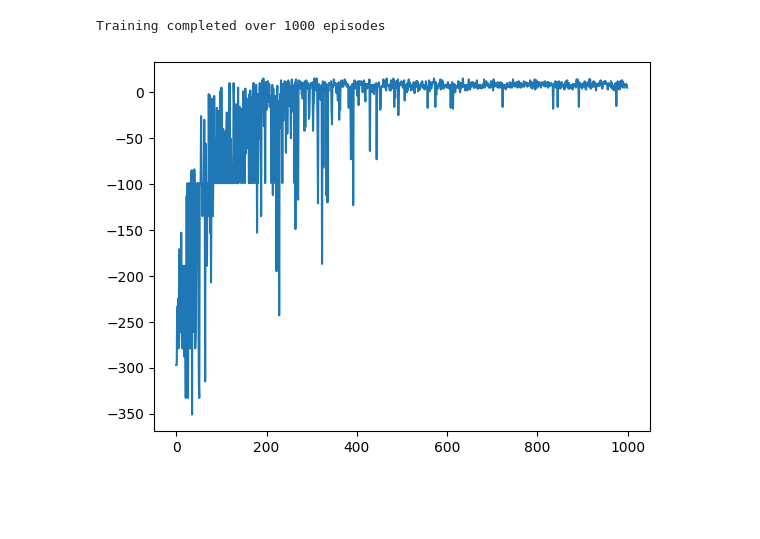
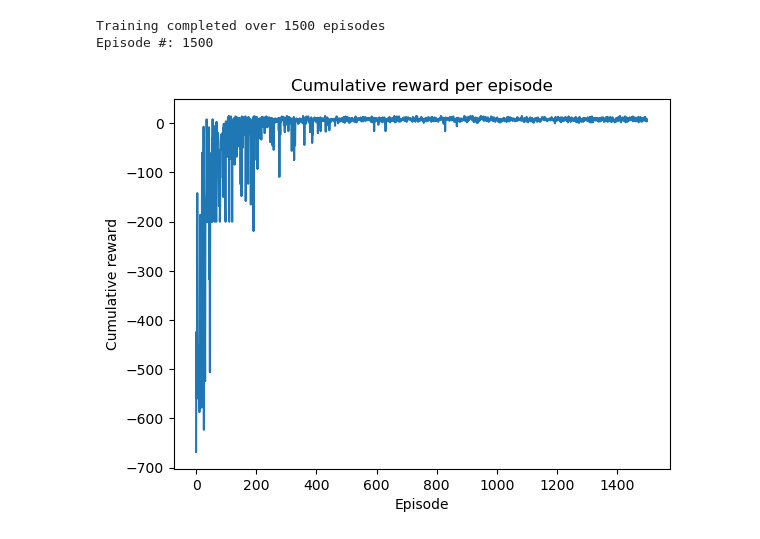
Before and after one commit to lolalic/CS4049-CA2, a Jupyter notebook: Taxi_Epsilon_Greedy.ipynb, the cells around one changed output. Drawn from its saved outputs; the diff is of its cells as text; code cells hidden in the pictures; blank space fills up the shorter version.

Commit message:
added graph

```diff
--- a/Taxi_Epsilon_Greedy.ipynb
+++ b/Taxi_Epsilon_Greedy.ipynb
@@ -50,7 +50,7 @@ def Train_Agent(Agent,episodes, rewards):
         state = observation[0]
         terminal = False
         r = 0
-        while not terminal and (Agent.step < 99):
+        while not terminal and (Agent.step < 300):
 
             # choose next agent action
             action = Agent.epsilon_greedy(state, env.action_space)
@@ -80,17 +80,22 @@ def Train_Agent(Agent,episodes, rewards):
 # %%
 # env = gym.make('Taxi-v3')
 env = gym.make('Taxi-v3')
-episodes=1000
+episodes=1500
 env.reset()
 rewards = []
 Agent=QAgent(env)
 Train_Agent(Agent,episodes, rewards)
+print(f"Episode #: {episodes}")
+plt.title("Cumulative reward per episode")
+plt.xlabel("Episode")
+plt.ylabel("Cumulative reward")
 plt.plot(rewards)
 plt.show()
 # for _ in range(1000):
 #   env.render()
 #   env.step(env.action_space.sample())
 # env.close()
 # %% [output]
-Training completed over 1000 episodes
+Training completed over 1500 episodes
+Episode #: 1500
-[figure, old version]
+[figure, new version]
```
